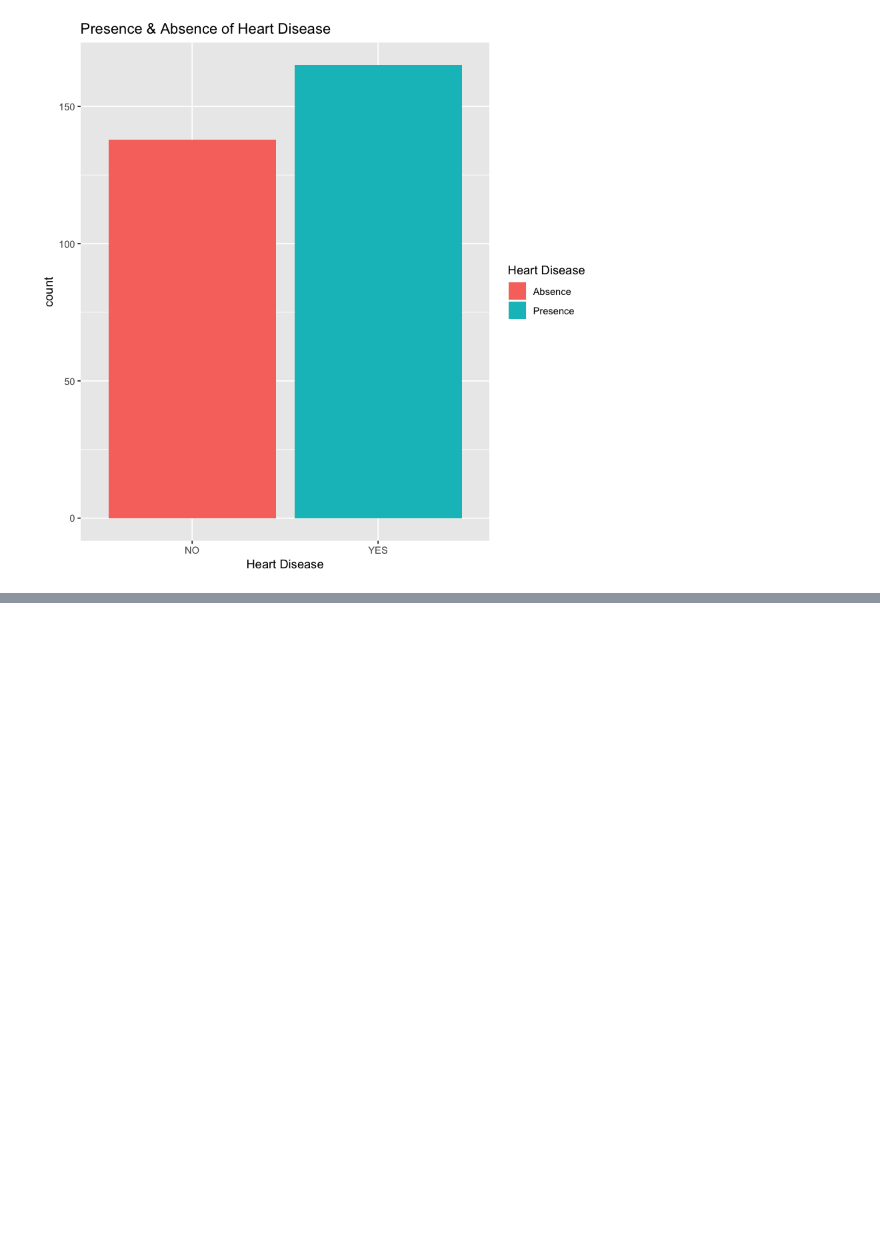
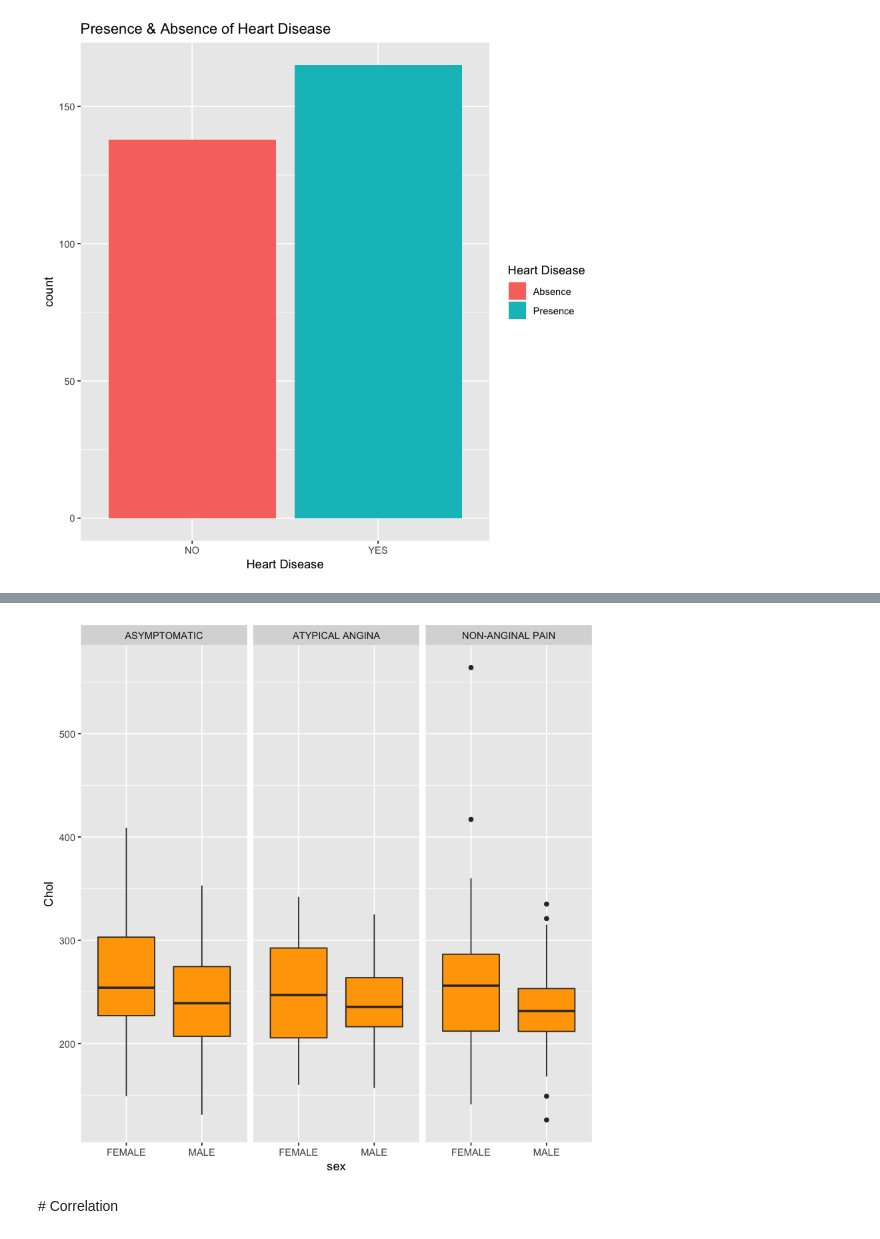
Before and after one commit to socodes/R-Hearth-Disease-Analysis, a Jupyter notebook: Heart Disease Analysis with R.ipynb, the cells around one changed output, grey strips where cells are left out. Saved outputs shown, nothing was run; the diff lists cells and outputs as text; code cells hidden in the pictures; blank space fills up the shorter version.

```diff
--- a/Heart Disease Analysis with R.ipynb
+++ b/Heart Disease Analysis with R.ipynb
@@ -83,0 +120,11 @@ ggplot(data2, aes(x=data2$target, fill=data2$target))+
+# %%
+data2 %>%
+  ggplot(aes(x=sex, y=chol))+
+  geom_boxplot(fill ='orange')+
+  xlab('sex')+
+  ylab('Chol')+
+  facet_grid(~cp)
+# %% [output]
+[figure, added]
+# %% [markdown]
+# Correlation
```
Also changed, not shown: parts of 4 cells of this notebook.
